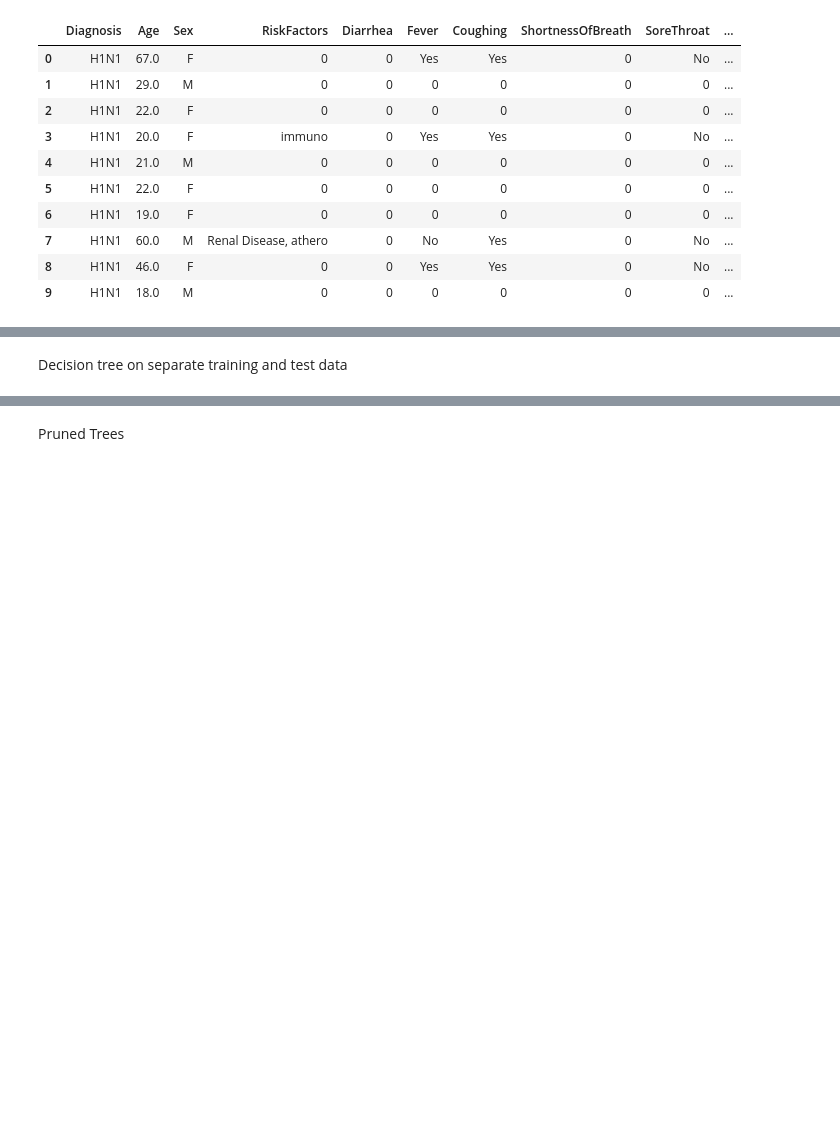
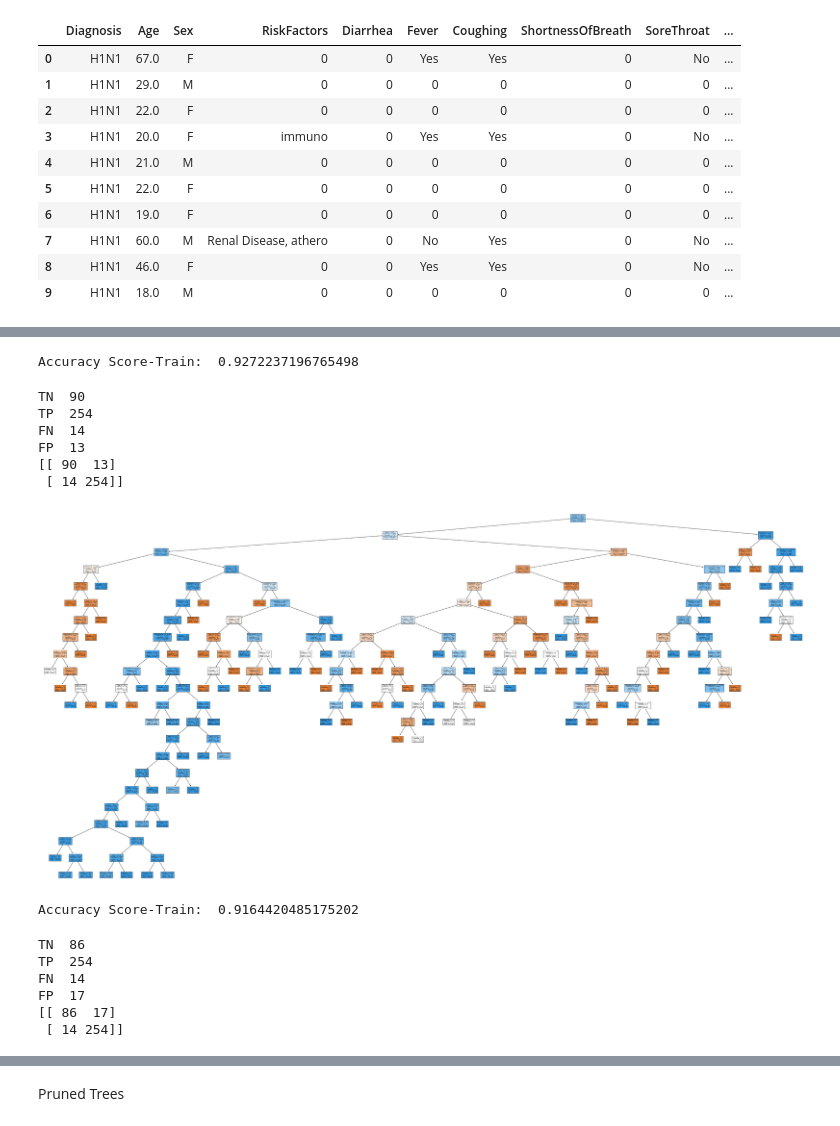
Before and after one commit to clumsyspeedboat/Decision-Tree-Neo4j, a Jupyter notebook: Flu Classification Dataset/Decision Tree Codes/(Gini_Entropy) _&_Data_Analysis.ipynb, the cells around one changed output, grey strips where cells are left out. Drawn from its saved outputs; the diff is of its cells as text; code cells hidden in the pictures; blank space fills up the shorter version.

```diff
--- a/Flu Classification Dataset/Decision Tree Codes/(Gini_Entropy) _&_Data_Analysis.ipynb
+++ b/Flu Classification Dataset/Decision Tree Codes/(Gini_Entropy) _&_Data_Analysis.ipynb
@@ -102,7 +159,21 @@ print('DecisionTree  accuracy %s' % accuracy_score(y_test, y_pred))
+# %%
+y_train_pred = dt.predict(x_train)
+y_test_pred = dt.predict(x_test)
+
+print("Accuracy Score-Train: ",accuracy_score(y_test, y_test_pred))
+# %% [output]
+Accuracy Score-Train:  0.9272237196765498
 # %%
-results = confusion_matrix(y_test, y_pred)
+results = confusion_matrix(y_test, y_test_pred)
 print('TN ' ,results[0][0])
 print('TP ' ,results[1][1])
 print('FN ' ,results[1][0])
 print('FP ' ,results[0][1])
 print(results)
+# %% [output]
+TN  90
+TP  254
+FN  14
+FP  13
+[[ 90  13]
+ [ 14 254]]
@@ -152,12 +180,29 @@ plot_confusion_matrix(cnf_matrix, classes=['C','CD','UC'],
-# %%
-DT = DecisionTreeClassifier(criterion="gini")
-DT.fit(x_train,y_train)
-y_pred = DT.predict(x_test)
-print('DecisionTree  accuracy %s' % accuracy_score(y_test, y_pred))
+# %%
+dt = DecisionTreeClassifier(criterion = "entropy")
+dt.fit(x_train, y_train)
+
+plt.figure(figsize=(60,30))
+plot_tree(dt, feature_names = x.columns,class_names=['H1N1', "COVID"],filled=True);
+# %% [output]
+[figure, added]
+# %%
+y_train_pred = dt.predict(x_train)
+y_test_pred = dt.predict(x_test)
+
+print("Accuracy Score-Train: ",accuracy_score(y_test, y_test_pred))
+# %% [output]
+Accuracy Score-Train:  0.9164420485175202
 # %%
-results = confusion_matrix(y_test, y_pred)
+results = confusion_matrix(y_test, y_test_pred)
 print('TN ' ,results[0][0])
 print('TP ' ,results[1][1])
 print('FN ' ,results[1][0])
 print('FP ' ,results[0][1])
 print(results)
+# %% [output]
+TN  86
+TP  254
+FN  14
+FP  17
+[[ 86  17]
+ [ 14 254]]
@@ -207,2 +208,0 @@ plot_confusion_matrix(cnf_matrix, classes=['C','CD','UC'],
-# %% [markdown]
-Decision tree on separate training and test data
```
Also changed, not shown: parts of 20 cells of this notebook, 1 other file.
